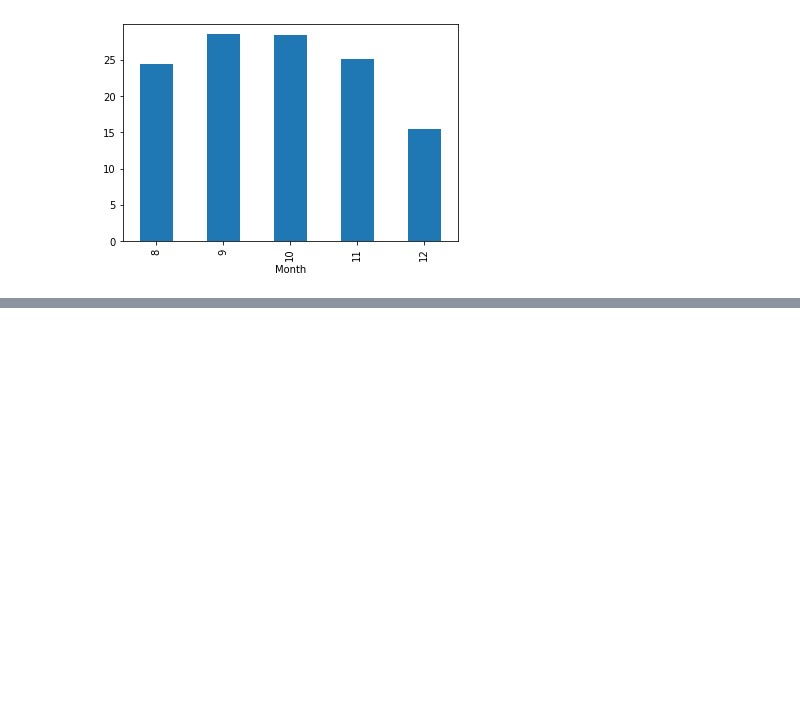
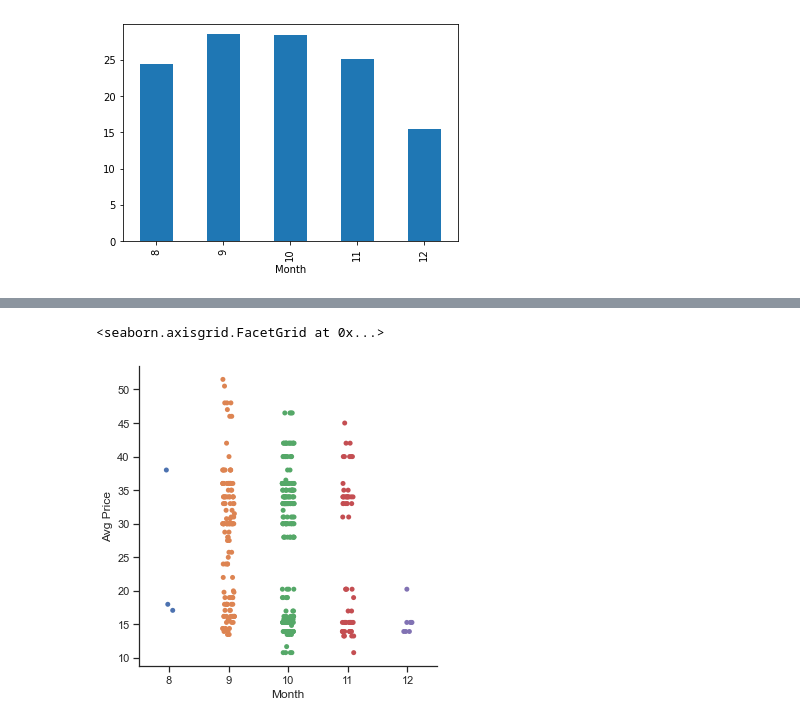
Before and after one commit to Nelarius/ML-For-Beginners, a Jupyter notebook: 2-Regression/2-Data/notebook.ipynb, the cells around one changed output, grey strips where cells are left out. Saved outputs shown, nothing was run; the diff lists cells and outputs as text; code cells hidden in the pictures; blank space fills up the shorter version.

```diff
--- a/2-Regression/2-Data/notebook.ipynb
+++ b/2-Regression/2-Data/notebook.ipynb
@@ -106,0 +118,8 @@ new_pumpkins.groupby(['Month'])['Avg Price'].mean().plot(kind='bar')
+# %%
+sns.set_theme(style='ticks')
+
+# kind is 'strip', the default.
+sns.catplot(data=new_pumpkins, x='Month', y='Avg Price', kind='strip')
+# %% [output]
+<seaborn.axisgrid.FacetGrid at 0x...>
+[figure, added]
```
Also changed, not shown: parts of 3 cells of this notebook.
